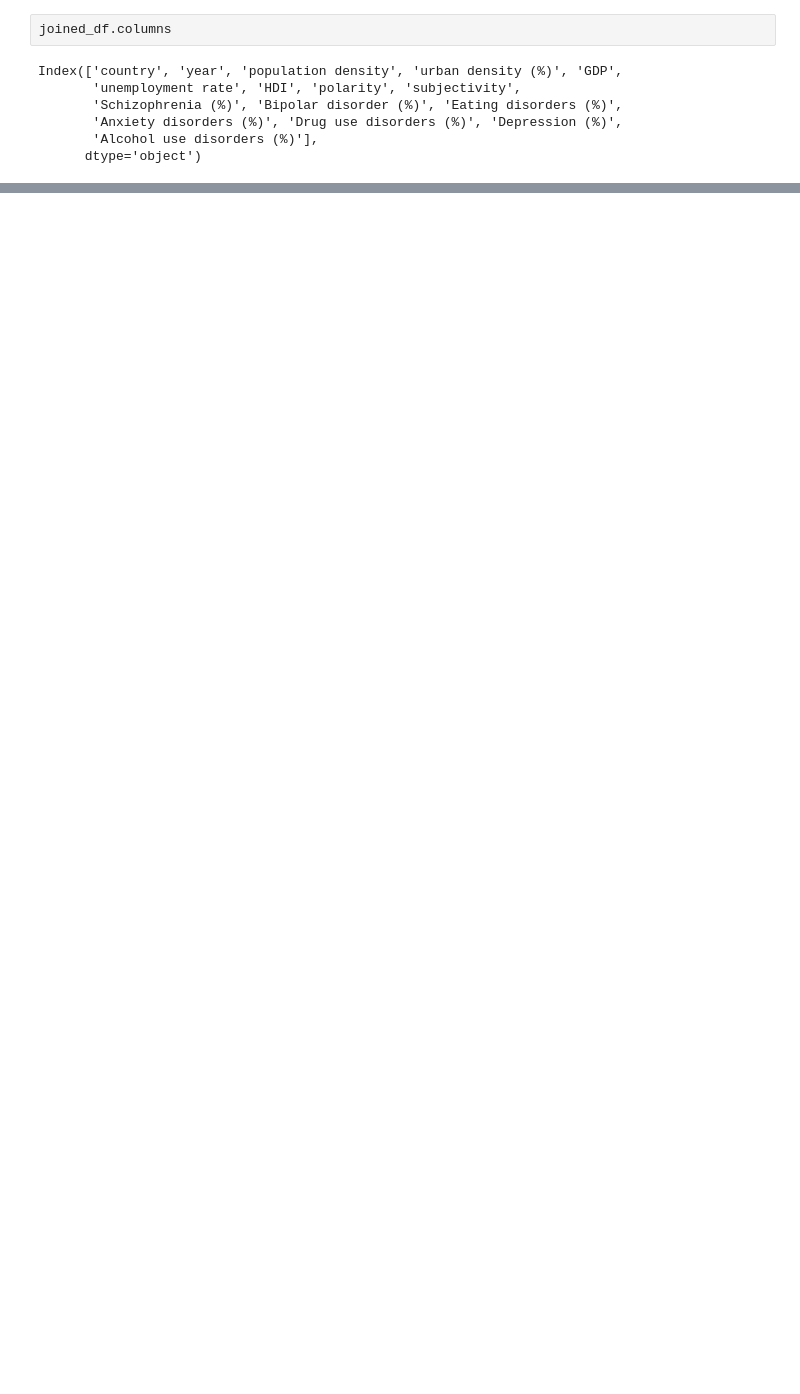
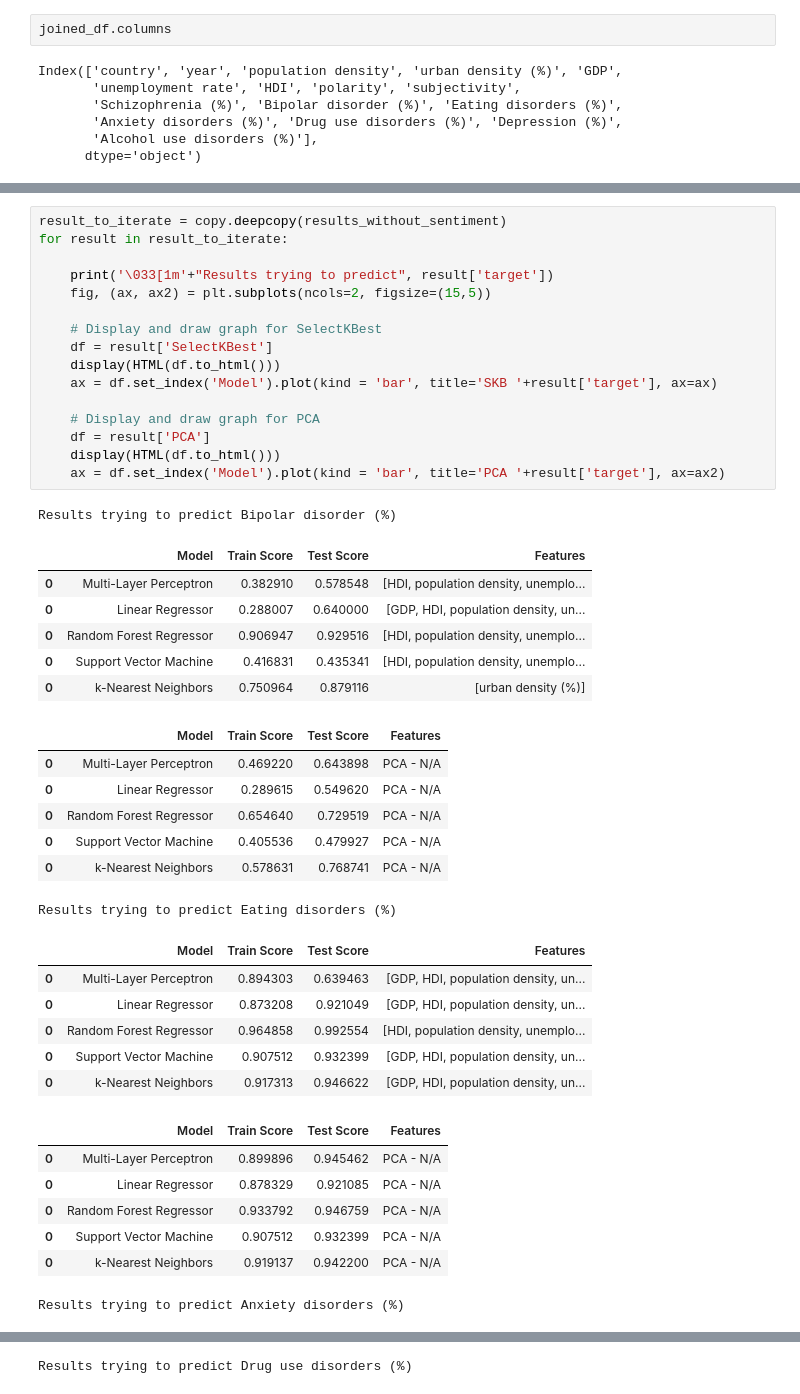
Before and after one commit to danielVelasc/uc-data-science-project, a Jupyter notebook: Phase2.ipynb, the cells around one changed output, grey strips where cells are left out. Saved outputs shown, nothing was run; the diff lists cells and outputs as text; blank space fills up the shorter version.

```diff
--- a/Phase2.ipynb
+++ b/Phase2.ipynb
@@ -641,0 +931,44 @@ Fitting 5 folds for each of 378 candidates, totalling 1890 fits
+# %%
+result_to_iterate = copy.deepcopy(results_without_sentiment)
+for result in result_to_iterate:
+
+    print('\033[1m'+"Results trying to predict", result['target'])
+    fig, (ax, ax2) = plt.subplots(ncols=2, figsize=(15,5))
+
+    # Display and draw graph for SelectKBest
+    df = result['SelectKBest']
+    display(HTML(df.to_html()))
+    ax = df.set_index('Model').plot(kind = 'bar', title='SKB '+result['target'], ax=ax)
+
+    # Display and draw graph for PCA
+    df = result['PCA']
+    display(HTML(df.to_html()))
+    ax = df.set_index('Model').plot(kind = 'bar', title='PCA '+result['target'], ax=ax2)
+# %% [output]
+Results trying to predict Bipolar disorder (%)
+|  | Model | Train Score | Test Score | Features |
+| 0 | Multi-Layer Perceptron | 0.382910 | 0.578548 | [HDI, population density, unemplo... |
+| 0 | Linear Regressor | 0.288007 | 0.640000 | [GDP, HDI, population density, un... |
+| 0 | Random Forest Regressor | 0.906947 | 0.929516 | [HDI, population density, unemplo... |
+| 0 | Support Vector Machine | 0.416831 | 0.435341 | [HDI, population density, unemplo... |
+| 0 | k-Nearest Neighbors | 0.750964 | 0.879116 | [urban density (%)] |
+|  | Model | Train Score | Test Score | Features |
+| 0 | Multi-Layer Perceptron | 0.469220 | 0.643898 | PCA - N/A |
+| 0 | Linear Regressor | 0.289615 | 0.549620 | PCA - N/A |
+| 0 | Random Forest Regressor | 0.654640 | 0.729519 | PCA - N/A |
+| 0 | Support Vector Machine | 0.405536 | 0.479927 | PCA - N/A |
+| 0 | k-Nearest Neighbors | 0.578631 | 0.768741 | PCA - N/A |
+Results trying to predict Eating disorders (%)
+|  | Model | Train Score | Test Score | Features |
+| 0 | Multi-Layer Perceptron | 0.894303 | 0.639463 | [GDP, HDI, population density, un... |
+| 0 | Linear Regressor | 0.873208 | 0.921049 | [GDP, HDI, population density, un... |
+| 0 | Random Forest Regressor | 0.964858 | 0.992554 | [HDI, population density, unemplo... |
+| 0 | Support Vector Machine | 0.907512 | 0.932399 | [GDP, HDI, population density, un... |
+| 0 | k-Nearest Neighbors | 0.917313 | 0.946622 | [GDP, HDI, population density, un... |
+|  | Model | Train Score | Test Score | Features |
+| 0 | Multi-Layer Perceptron | 0.899896 | 0.945462 | PCA - N/A |
+| 0 | Linear Regressor | 0.878329 | 0.921085 | PCA - N/A |
+| 0 | Random Forest Regressor | 0.933792 | 0.946759 | PCA - N/A |
+| 0 | Support Vector Machine | 0.907512 | 0.932399 | PCA - N/A |
+| 0 | k-Nearest Neighbors | 0.919137 | 0.942200 | PCA - N/A |
+Results trying to predict Anxiety disorders (%)
@@ -641,0 +987 @@ Fitting 5 folds for each of 378 candidates, totalling 1890 fits
+Results trying to predict Drug use disorders (%)
```
Also changed, not shown: parts of 19 cells of this notebook.
